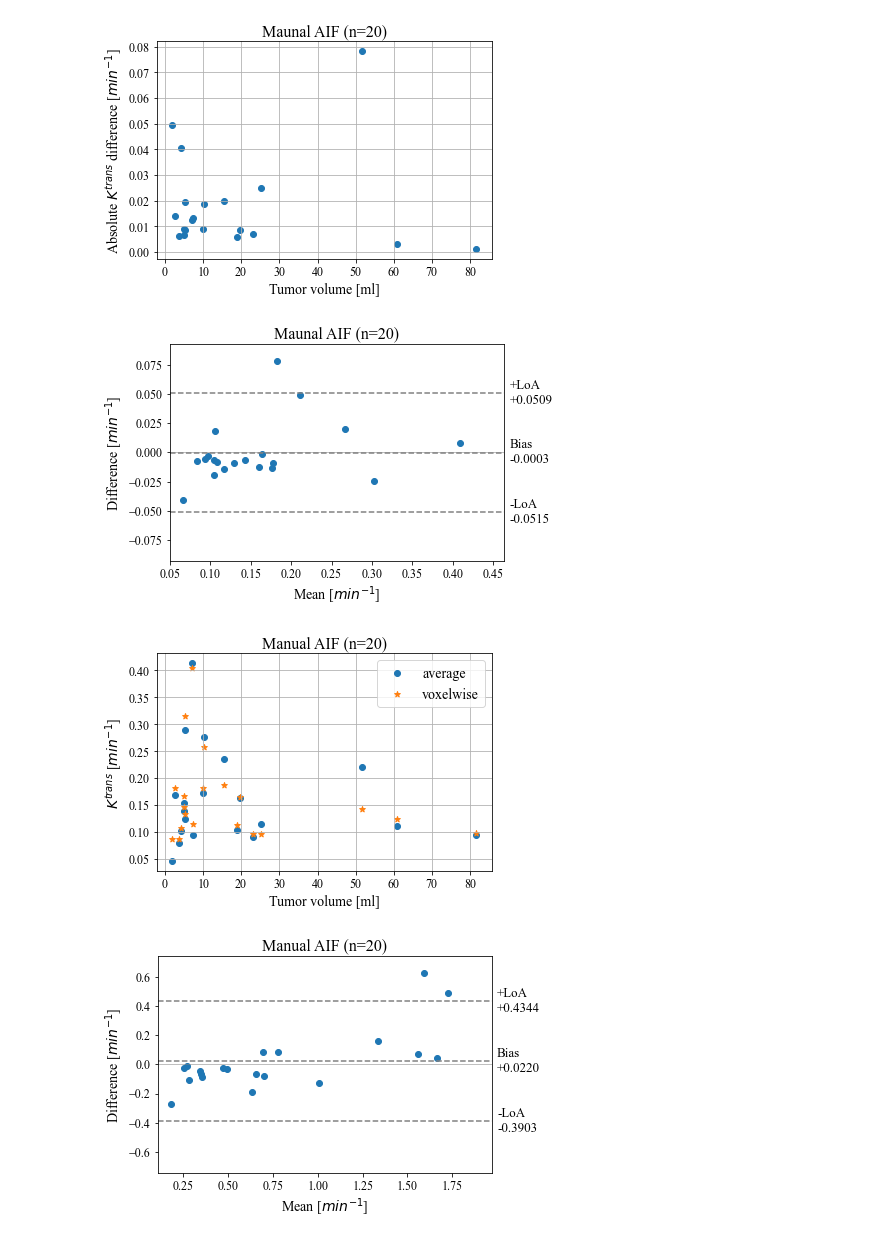
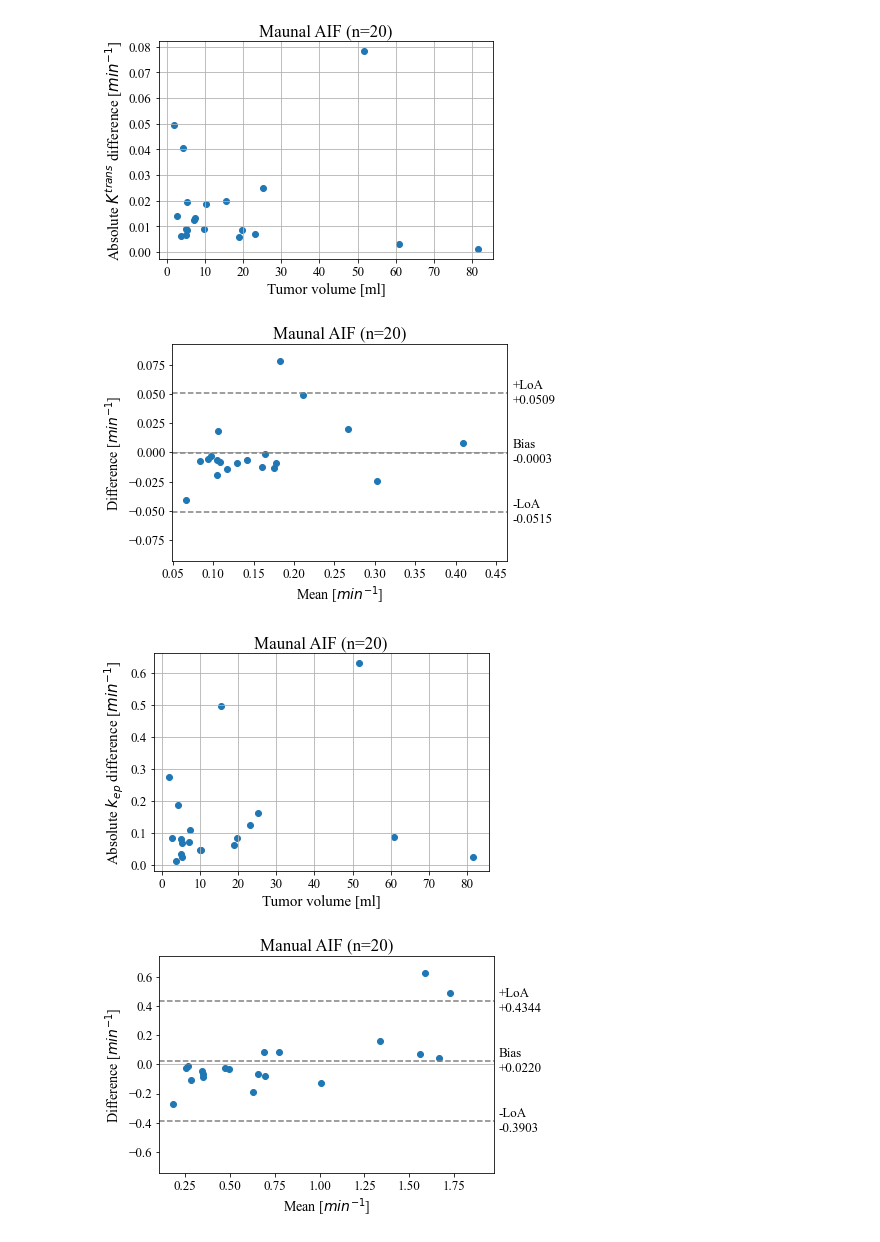
Before and after one commit to ingridaase/Analysis-of-DCE-MRI-data-from-patients-with-endometrial-cancer, a Jupyter notebook: Visualization and statistics/local_modeling_results.ipynb, the cells around one changed output. Drawn from its saved outputs; the diff is of its cells as text; code cells hidden in the pictures.

```diff
--- a/Visualization and statistics/local_modeling_results.ipynb
+++ b/Visualization and statistics/local_modeling_results.ipynb
@@ -145,7 +145,6 @@ plt.title('Maunal AIF (n=20)', size=title_fontsize)
 plt.grid()
 fig1.savefig('H:/data/Results/ManualAIF/tumorvol_vs_Ktdiff_manualAIF.eps', bbox_inches='tight')
 
-
 #Ktrans Bland-Altman
 fig2 = plt.figure(2)
 bland_altman_plot(Kt_avrg, Kt_voxel, 0.47)
@@ -154,19 +153,18 @@ plt.yticks(fontsize=tick_size)
 plt.title('Maunal AIF (n=20)', size=title_fontsize)
 fig2.savefig('H:/data/Results/ManualAIF/Bland_altman_manualAIF.eps', bbox_inches='tight')
 
-# Plot Ktrans against tumor volume
+#Plot absolute kep difference against tumor volume
+kep_diff = abs(np.asarray(kep_avrg) - np.asarray(kep_voxel))
 fig3 = plt.figure(3)
 plt.rcParams['font.family'] = 'Times New Roman'
-plt.scatter(vol_arr, Kt_avrg, label='average', color='tab:blue')
-plt.scatter(vol_arr, Kt_voxel, label='voxelwise', color='tab:orange', marker='*')
-plt.legend(fontsize=label_fontsize)
+plt.scatter(vol_arr, kep_diff)
+plt.xlabel('Tumor volume [ml]', size=label_fontsize)
 plt.xticks(fontsize=tick_size)
 plt.yticks(fontsize=tick_size)
-plt.xlabel('Tumor volume [ml]', size=label_fontsize)
-plt.ylabel('$K^{trans}$ [$min^{-1}$]', size=label_fontsize)
-plt.title('Manual AIF (n=20)', size=title_fontsize)
+plt.ylabel('Absolute $k_{ep}$ difference [$min^{-1}$]', size=label_fontsize)
+plt.title('Maunal AIF (n=20)', size=title_fontsize)
 plt.grid()
-fig3.savefig('H:/data/Results/ManualAIF/ktrans_vs_tumorvol_manAIF_new.eps', bbox_inches='tight')
+fig3.savefig('H:/data/Results/ManualAIF/tumorvol_vs_kepdiff_manualAIF.eps', bbox_inches='tight')
 
 #kep Bland-Altman plot
 fig4 = plt.figure(4)
@@ -175,19 +173,6 @@ plt.xticks(fontsize=tick_size)
 plt.yticks(fontsize=tick_size)
 plt.title('Manual AIF (n=20)', size=title_fontsize)
 fig4.savefig('H:/data/Results/ManualAIF/Bland_altman_manualAIF_kep.eps', bbox_inches='tight')
-
-#Plot absolute kep difference against tumor volume
-kep_diff = abs(np.asarray(kep_avrg) - np.asarray(kep_voxel))
-fig6 = plt.figure(6)
-plt.rcParams['font.family'] = 'Times New Roman'
-plt.scatter(vol_arr, kep_diff)
-plt.xlabel('Tumor volume [ml]', size=label_fontsize)
-plt.xticks(fontsize=tick_size)
-plt.yticks(fontsize=tick_size)
-plt.ylabel('Absolute $k_{ep}$ difference [$min^{-1}$]', size=label_fontsize)
-plt.title('Maunal AIF (n=20)', size=title_fontsize)
-plt.grid()
-fig6.savefig('H:/data/Results/ManualAIF/tumorvol_vs_kepdiff_manualAIF.eps', bbox_inches='tight')
 
 #Pearson correlation
 pearson = stats.pearsonr(np.asarray(Kt_avrg), np.asarray(Kt_voxel))
@@ -243,4 +205,4 @@ The PostScript backend does not support transparency; partially transparent arti
-[figure, old version]
+[figure, new version]
-[figure, old version]
+[figure, new version]
-[figure, old version]
+[figure, new version]
-[figure, old version]
+[figure, new version]
```
Also changed, not shown: parts of 4 cells of this notebook.
